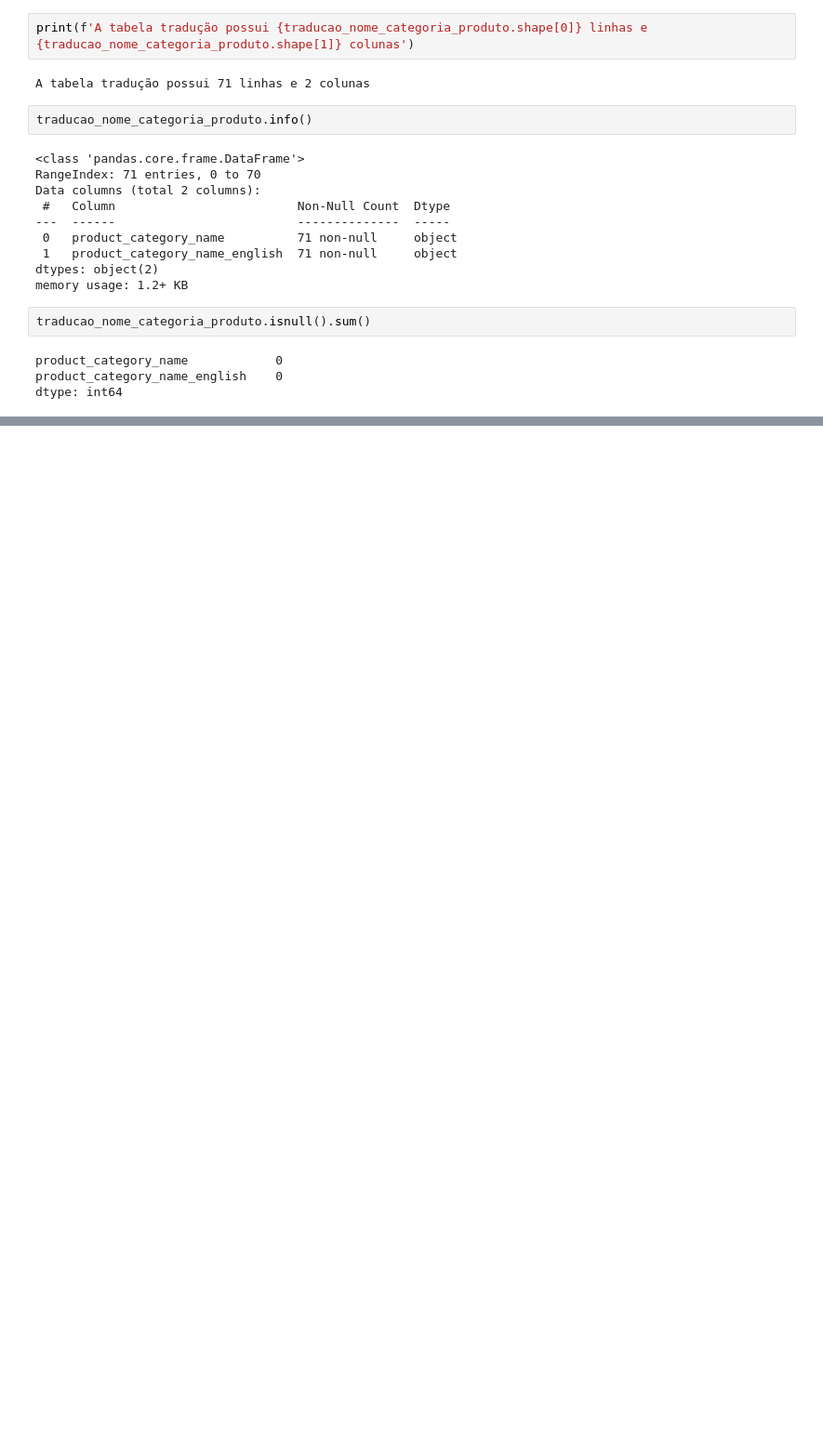
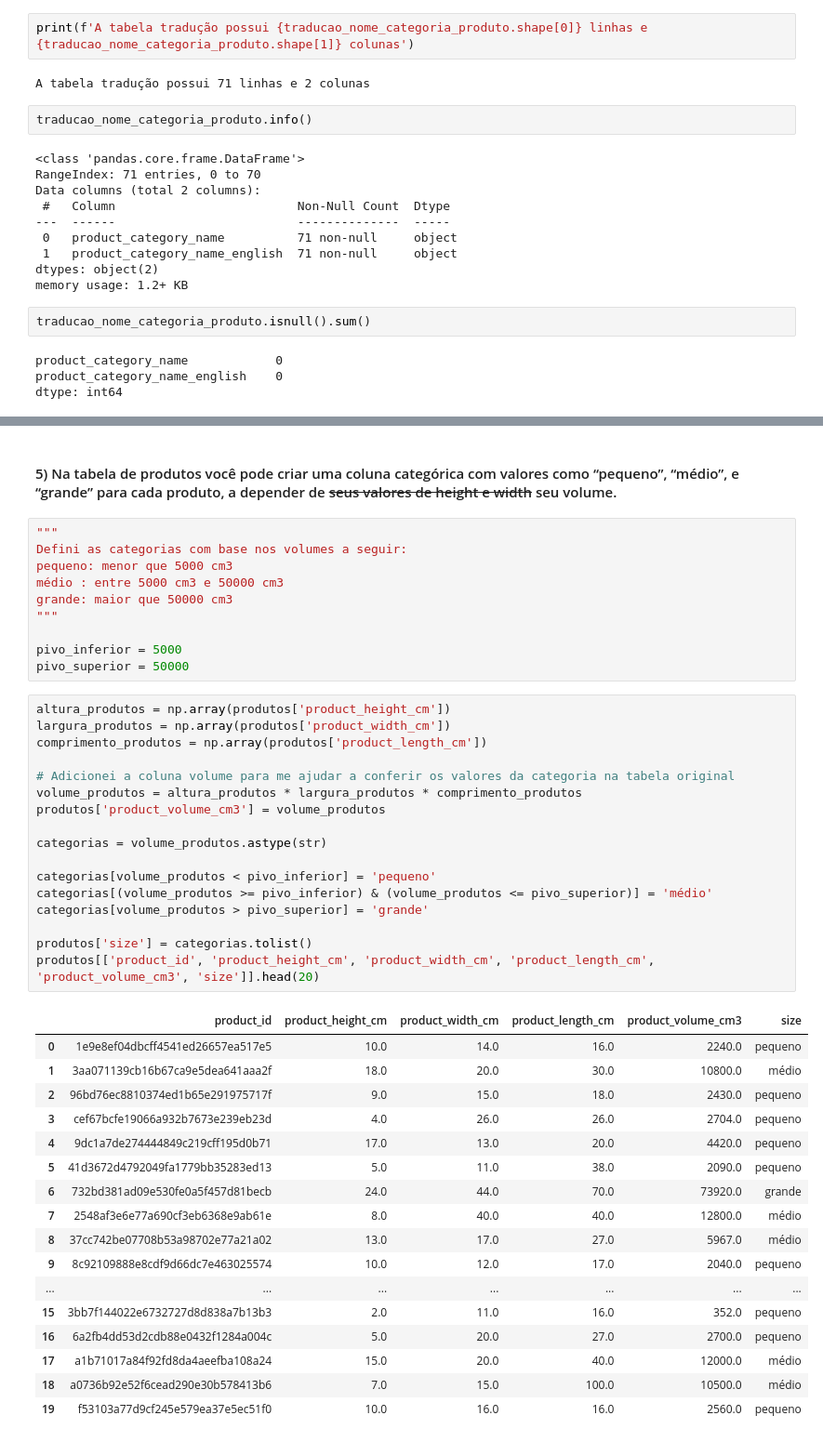
Before and after one commit to RayVilaca/Bootcamp-Data-Science-Ada, a Jupyter notebook: projetos-conclusao-modulo/modulo2/projeto.ipynb, the cells around one changed output, grey strips where cells are left out. Shown: that part at 93% size. Cells and saved outputs as stored; diff of their text form; blank space fills up the shorter version.

```diff
--- a/projetos-conclusao-modulo/modulo2/projeto.ipynb
+++ b/projetos-conclusao-modulo/modulo2/projeto.ipynb
@@ -836,0 +1015,47 @@ dtype: int64
+# %% [markdown]
+#### 5) Na tabela de produtos você pode criar uma coluna categórica com valores como “pequeno”, “médio”, e “grande” para cada produto, a depender de ~~seus valores de height e width~~ seu volume.
+# %%
+"""
+Defini as categorias com base nos volumes a seguir:
+pequeno: menor que 5000 cm3
+médio : entre 5000 cm3 e 50000 cm3
+grande: maior que 50000 cm3
+"""
+
+pivo_inferior = 5000
+pivo_superior = 50000
+# %%
+altura_produtos = np.array(produtos['product_height_cm'])
+largura_produtos = np.array(produtos['product_width_cm'])
+comprimento_produtos = np.array(produtos['product_length_cm'])
+
+# Adicionei a coluna volume para me ajudar a conferir os valores da categoria na tabela original
+volume_produtos = altura_produtos * largura_produtos * comprimento_produtos
+produtos['product_volume_cm3'] = volume_produtos
+
+categorias = volume_produtos.astype(str)
+
+categorias[volume_produtos < pivo_inferior] = 'pequeno'
+categorias[(volume_produtos >= pivo_inferior) & (volume_produtos <= pivo_superior)] = 'médio'
+categorias[volume_produtos > pivo_superior] = 'grande'
+
+produtos['size'] = categorias.tolist()
+produtos[['product_id', 'product_height_cm', 'product_width_cm', 'product_length_cm', 'product_volume_cm3', 'size']].head(20)
+# %% [output]
+|  | product_id | product_height_cm | product_width_cm | product_length_cm | product_volume_cm3 | size |
+| 0 | 1e9e8ef04dbcff4541ed26657ea517e5 | 10.0 | 14.0 | 16.0 | 2240.0 | pequeno |
+| 1 | 3aa071139cb16b67ca9e5dea641aaa2f | 18.0 | 20.0 | 30.0 | 10800.0 | médio |
+| 2 | 96bd76ec8810374ed1b65e291975717f | 9.0 | 15.0 | 18.0 | 2430.0 | pequeno |
+| 3 | cef67bcfe19066a932b7673e239eb23d | 4.0 | 26.0 | 26.0 | 2704.0 | pequeno |
+| 4 | 9dc1a7de274444849c219cff195d0b71 | 17.0 | 13.0 | 20.0 | 4420.0 | pequeno |
+| 5 | 41d3672d4792049fa1779bb35283ed13 | 5.0 | 11.0 | 38.0 | 2090.0 | pequeno |
+| 6 | 732bd381ad09e530fe0a5f457d81becb | 24.0 | 44.0 | 70.0 | 73920.0 | grande |
+| 7 | 2548af3e6e77a690cf3eb6368e9ab61e | 8.0 | 40.0 | 40.0 | 12800.0 | médio |
+| 8 | 37cc742be07708b53a98702e77a21a02 | 13.0 | 17.0 | 27.0 | 5967.0 | médio |
+| 9 | 8c92109888e8cdf9d66dc7e463025574 | 10.0 | 12.0 | 17.0 | 2040.0 | pequeno |
+| ... | ... | ... | ... | ... | ... | ... |
+| 15 | 3bb7f144022e6732727d8d838a7b13b3 | 2.0 | 11.0 | 16.0 | 352.0 | pequeno |
+| 16 | 6a2fb4dd53d2cdb88e0432f1284a004c | 5.0 | 20.0 | 27.0 | 2700.0 | pequeno |
+| 17 | a1b71017a84f92fd8da4aeefba108a24 | 15.0 | 20.0 | 40.0 | 12000.0 | médio |
+| 18 | a0736b92e52f6cead290e30b578413b6 | 7.0 | 15.0 | 100.0 | 10500.0 | médio |
+| 19 | f53103a77d9cf245e579ea37e5ec51f0 | 10.0 | 16.0 | 16.0 | 2560.0 | pequeno |
```
Also changed, not shown: parts of 18 cells of this notebook.
